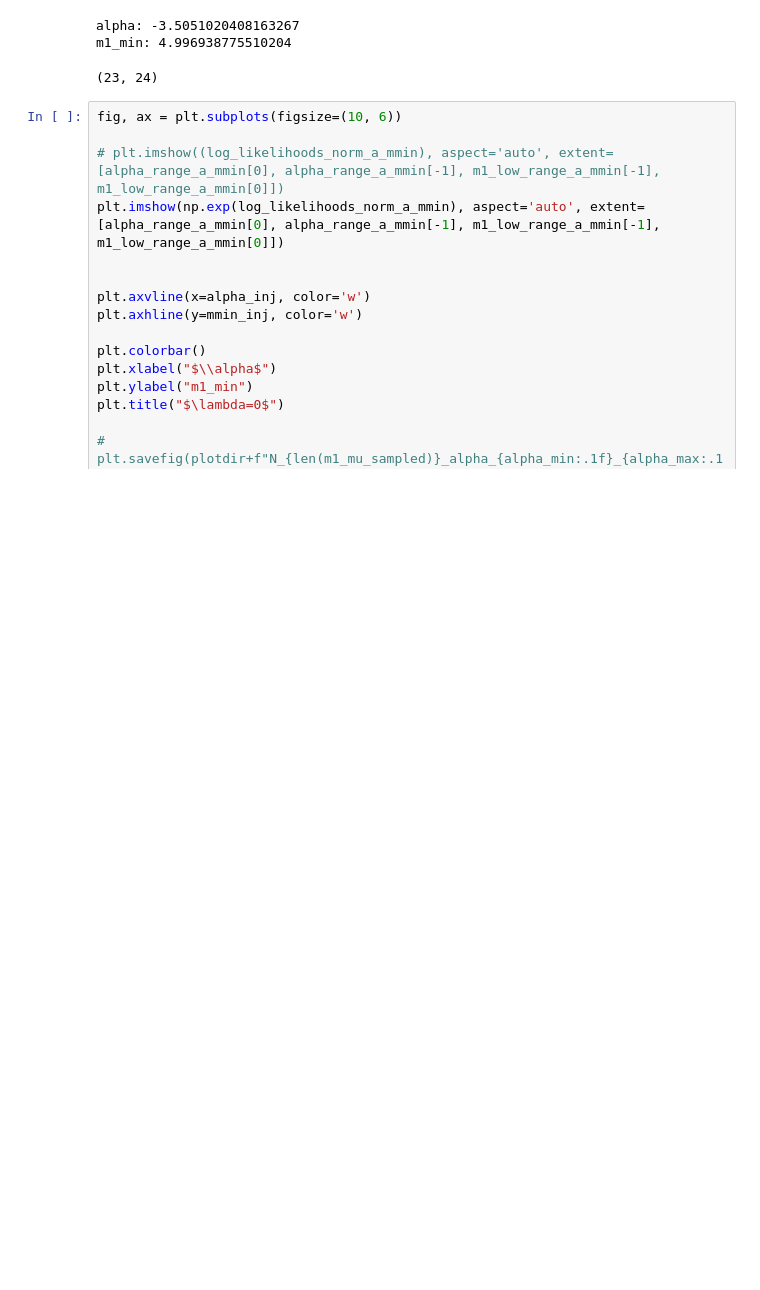
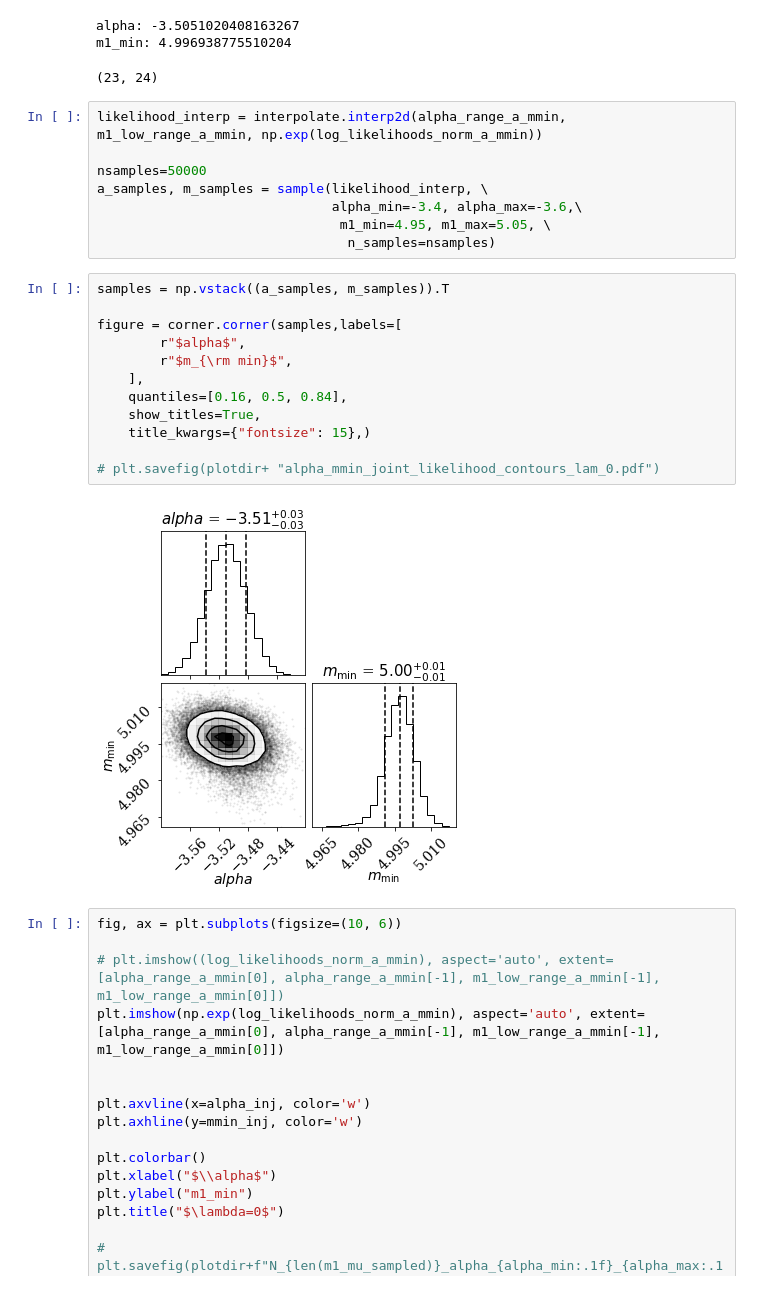
Before and after one commit to veome22/hybrid_waveforms, a Jupyter notebook: powerlaw_population_inference.ipynb, the cells around one changed output. Drawn from its saved outputs; the diff is of its cells as text; blank space fills up the shorter version.

```diff
--- a/powerlaw_population_inference.ipynb
+++ b/powerlaw_population_inference.ipynb
@@ -1244,6 +1246,28 @@ index_max
 alpha: -3.5051020408163267
 m1_min: 4.996938775510204
 (23, 24)
+# %%
+likelihood_interp = interpolate.interp2d(alpha_range_a_mmin, m1_low_range_a_mmin, np.exp(log_likelihoods_norm_a_mmin))
+
+nsamples=50000
+a_samples, m_samples = sample(likelihood_interp, \
+                              alpha_min=-3.4, alpha_max=-3.6,\
+                               m1_min=4.95, m1_max=5.05, \
+                                n_samples=nsamples)
+# %%
+samples = np.vstack((a_samples, m_samples)).T
+
+figure = corner.corner(samples,labels=[
+        r"$alpha$",
+        r"$m_{\rm min}$",
+    ],
+    quantiles=[0.16, 0.5, 0.84],
+    show_titles=True,
+    title_kwargs={"fontsize": 15},)
+
+# plt.savefig(plotdir+ "alpha_mmin_joint_likelihood_contours_lam_0.pdf")
+# %% [output]
+[figure, added]
 # %%
 fig, ax = plt.subplots(figsize=(10, 6))
 
```
Also changed, not shown: parts of 9 cells of this notebook.
